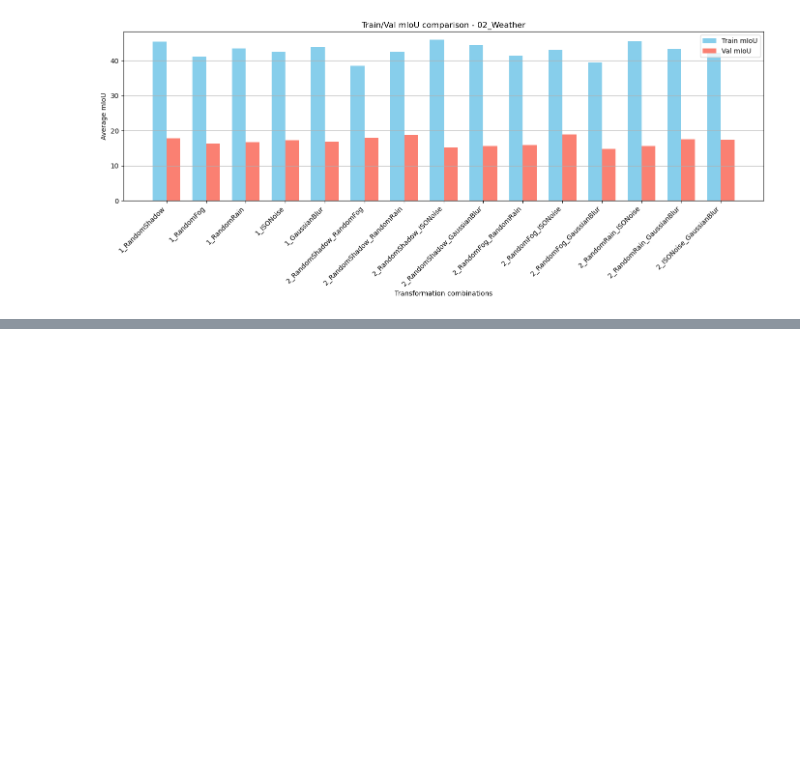
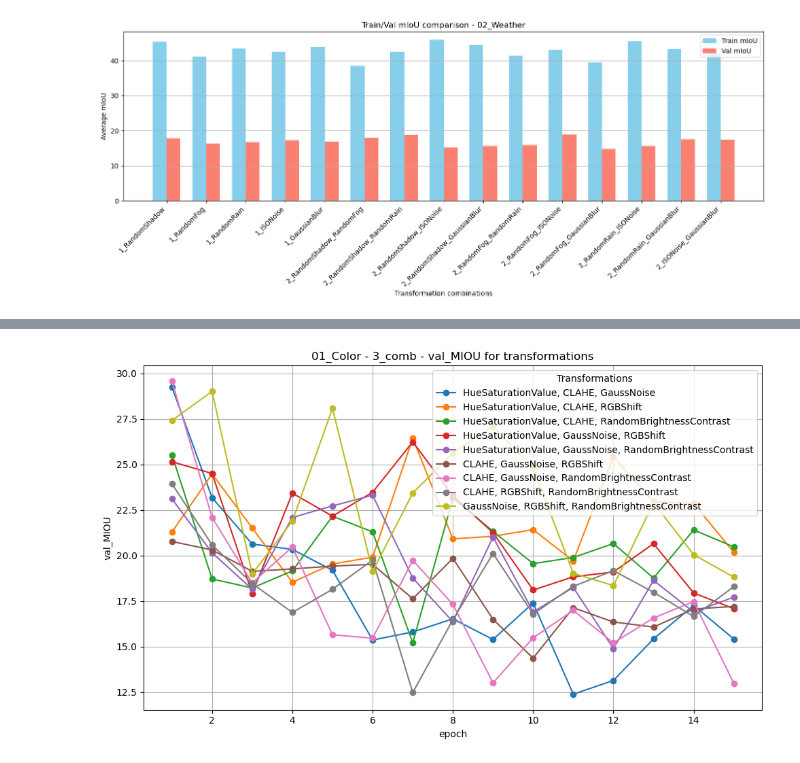
Before and after one commit to elisabettaroviera/MLDL-Project, a Jupyter notebook: 3b_comparison_augs.ipynb, the cells around one changed output, grey strips where cells are left out. Drawn from its saved outputs; the diff is of its cells as text; code cells hidden in the pictures; blank space fills up the shorter version.

```diff
--- a/3b_comparison_augs.ipynb
+++ b/3b_comparison_augs.ipynb
@@ -560,0 +594,4 @@ CATEGORY: weather, PATH: .\02_Weather
+# %%
+plot_val_miou_composite(root_dir=".", nome_cartelle=['01_Color'], comb_list=[3] )
+# %% [output]
+[figure, added]
```
Also changed, not shown: parts of 39 cells of this notebook, 1 other file.
